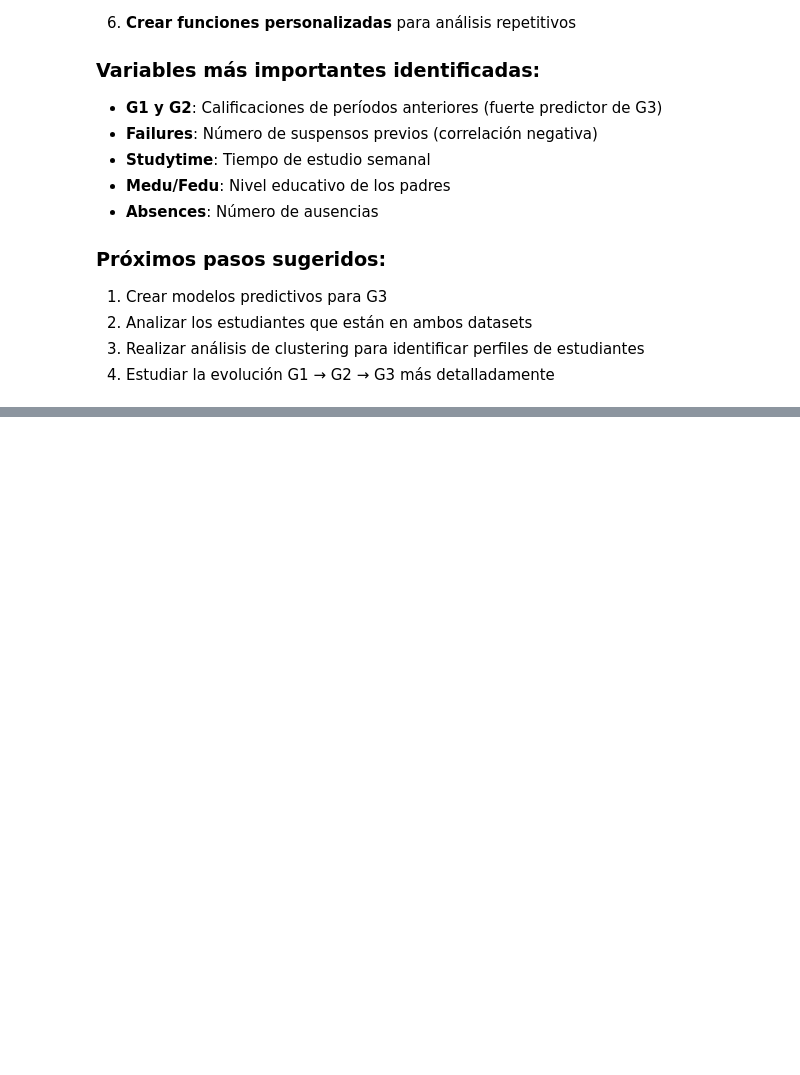
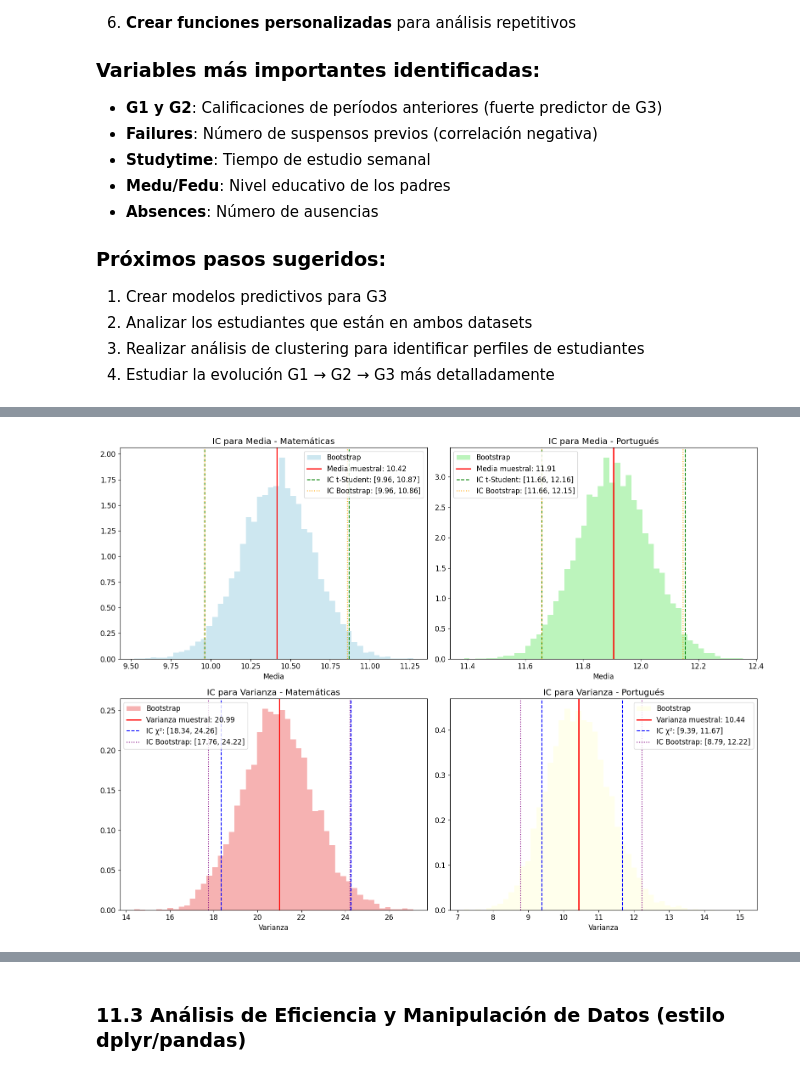
Before and after one commit to moisesbritez92/trabajo_ds_alessandro_moises, a Jupyter notebook: tutorial_student_dataset.ipynb, the cells around one changed output, grey strips where cells are left out. Drawn from its saved outputs; the diff is of its cells as text; code cells hidden in the pictures; blank space fills up the shorter version.

```diff
--- a/tutorial_student_dataset.ipynb
+++ b/tutorial_student_dataset.ipynb
@@ -428,0 +779,78 @@ Con este análisis has aprendido a:
+# %%
+# Visualización de los intervalos de confianza
+fig, axes = plt.subplots(2, 2, figsize=(16, 12))
+
+# Intervalo de confianza para la media - Matemáticas
+axes[0,0].hist(ic_math['bootstrap_medias'], bins=50, alpha=0.6, density=True,
+               color='lightblue', label='Bootstrap')
+axes[0,0].axvline(ic_math['media'], color='red', linewidth=2, label=f'Media muestral: {ic_math["media"]:.2f}')
+axes[0,0].axvline(ic_math['ic_media'][0], color='green', linestyle='--',
+                  label=f'IC t-Student: [{ic_math["ic_media"][0]:.2f}, {ic_math["ic_media"][1]:.2f}]')
+axes[0,0].axvline(ic_math['ic_media'][1], color='green', linestyle='--')
+axes[0,0].axvline(ic_math['ic_media_bootstrap'][0], color='orange', linestyle=':',
+                  label=f'IC Bootstrap: [{ic_math["ic_media_bootstrap"][0]:.2f}, {ic_math["ic_media_bootstrap"][1]:.2f}]')
+axes[0,0].axvline(ic_math['ic_media_bootstrap'][1], color='orange', linestyle=':')
+axes[0,0].set_title('IC para Media - Matemáticas')
+axes[0,0].set_xlabel('Media')
+axes[0,0].legend()
+
+# Intervalo de confianza para la media - Portugués
+axes[0,1].hist(ic_port['bootstrap_medias'], bins=50, alpha=0.6, density=True,
+               color='lightgreen', label='Bootstrap')
+axes[0,1].axvline(ic_port['media'], color='red', linewidth=2, label=f'Media muestral: {ic_port["media"]:.2f}')
+axes[0,1].axvline(ic_port['ic_media'][0], color='green', linestyle='--',
+                  label=f'IC t-Student: [{ic_port["ic_media"][0]:.2f}, {ic_port["ic_media"][1]:.2f}]')
+axes[0,1].axvline(ic_port['ic_media'][1], color='green', linestyle='--')
+axes[0,1].axvline(ic_port['ic_media_bootstrap'][0], color='orange', linestyle=':',
+                  label=f'IC Bootstrap: [{ic_port["ic_media_bootstrap"][0]:.2f}, {ic_port["ic_media_bootstrap"][1]:.2f}]')
+axes[0,1].axvline(ic_port['ic_media_bootstrap'][1], color='orange', linestyle=':')
+axes[0,1].set_title('IC para Media - Portugués')
+axes[0,1].set_xlabel('Media')
+axes[0,1].legend()
+
+# Intervalo de confianza para la varianza - Matemáticas
+axes[1,0].hist(ic_math['bootstrap_vars'], bins=50, alpha=0.6, density=True,
+               color='lightcoral', label='Bootstrap')
+axes[1,0].axvline(ic_math['varianza'], color='red', linewidth=2, label=f'Varianza muestral: {ic_math["varianza"]:.2f}')
+axes[1,0].axvline(ic_math['ic_varianza'][0], color='blue', linestyle='--',
+                  label=f'IC χ²: [{ic_math["ic_varianza"][0]:.2f}, {ic_math["ic_varianza"][1]:.2f}]')
+axes[1,0].axvline(ic_math['ic_varianza'][1], color='blue', linestyle='--')
+axes[1,0].axvline(ic_math['ic_varianza_bootstrap'][0], color='purple', linestyle=':',
+                  label=f'IC Bootstrap: [{ic_math["ic_varianza_bootstrap"][0]:.2f}, {ic_math["ic_varianza_bootstrap"][1]:.2f}]')
+axes[1,0].axvline(ic_math['ic_varianza_bootstrap'][1], color='purple', linestyle=':')
+axes[1,0].set_title('IC para Varianza - Matemáticas')
+axes[1,0].set_xlabel('Varianza')
+axes[1,0].legend()
+
+# Intervalo de confianza para la varianza - Portugués
+axes[1,1].hist(ic_port['bootstrap_vars'], bins=50, alpha=0.6, density=True,
+               color='lightyellow', label='Bootstrap')
+axes[1,1].axvline(ic_port['varianza'], color='red', linewidth=2, label=f'Varianza muestral: {ic_port["varianza"]:.2f}')
+axes[1,1].axvline(ic_port['ic_varianza'][0], color='blue', linestyle='--',
+                  label=f'IC χ²: [{ic_port["ic_varianza"][0]:.2f}, {ic_port["ic_varianza"][1]:.2f}]')
+axes[1,1].axvline(ic_port['ic_varianza'][1], color='blue', linestyle='--')
+axes[1,1].axvline(ic_port['ic_varianza_bootstrap'][0], color='purple', linestyle=':',
+                  label=f'IC Bootstrap: [{ic_port["ic_varianza_bootstrap"][0]:.2f}, {ic_port["ic_varianza_bootstrap"][1]:.2f}]')
+axes[1,1].axvline(ic_port['ic_varianza_bootstrap'][1], color='purple', linestyle=':')
+axes[1,1].set_title('IC para Varianza - Portugués')
+axes[1,1].set_xlabel('Varianza')
+axes[1,1].legend()
+
+plt.tight_layout()
+plt.show()
+
+# Comparación de amplitudes de intervalos
+print("\n=== COMPARACIÓN DE AMPLITUDES DE INTERVALOS ===")
+amplitud_media_math = ic_math['ic_media'][1] - ic_math['ic_media'][0]
+amplitud_media_port = ic_port['ic_media'][1] - ic_port['ic_media'][0]
+
+print(f"Amplitud IC Media - Matemáticas: {amplitud_media_math:.4f}")
+print(f"Amplitud IC Media - Portugués: {amplitud_media_port:.4f}")
+print(f"Diferencia: {abs(amplitud_media_math - amplitud_media_port):.4f}")
+
+if amplitud_media_math < amplitud_media_port:
+    print("-> Las calificaciones de matemáticas tienen mayor precisión en la estimación de la media")
+else:
+    print("-> Las calificaciones de portugués tienen mayor precisión en la estimación de la media")
+# %% [output]
+[figure, added]
@@ -428,0 +862,2 @@ Con este análisis has aprendido a:
+# %% [markdown]
+### 11.3 Análisis de Eficiencia y Manipulación de Datos (estilo dplyr/pandas)
```
Also changed, not shown: parts of 13 cells of this notebook, 8 other files.
